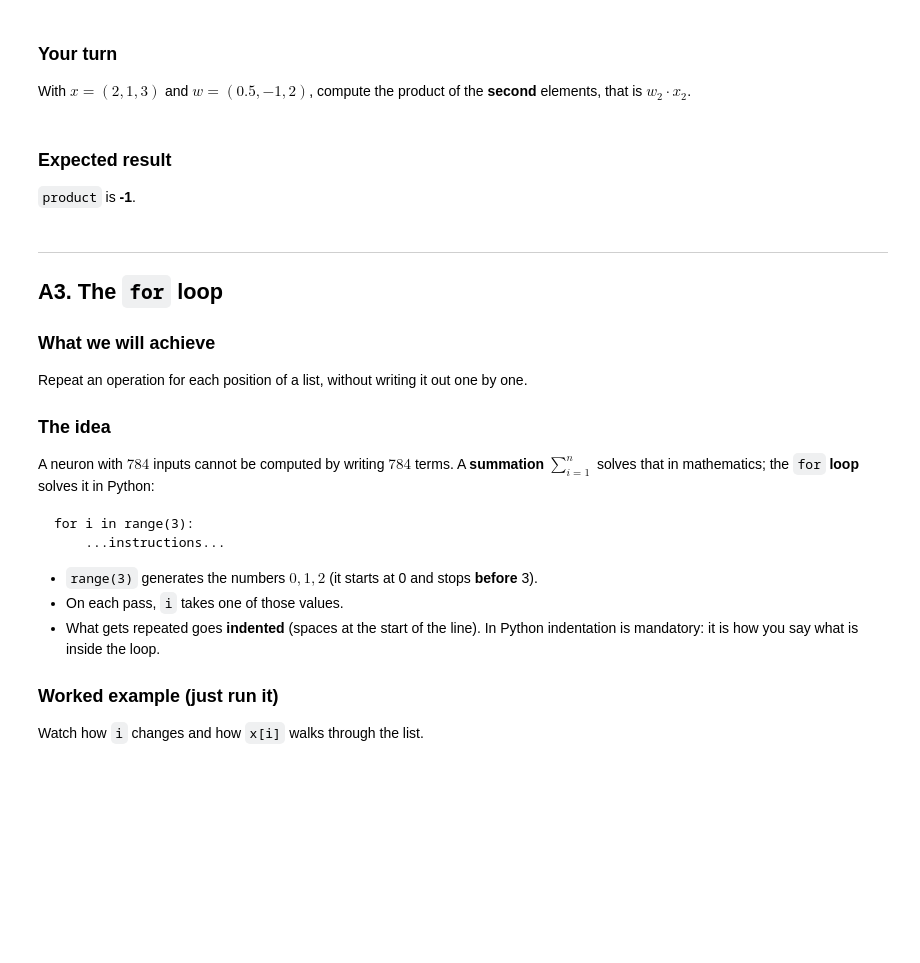
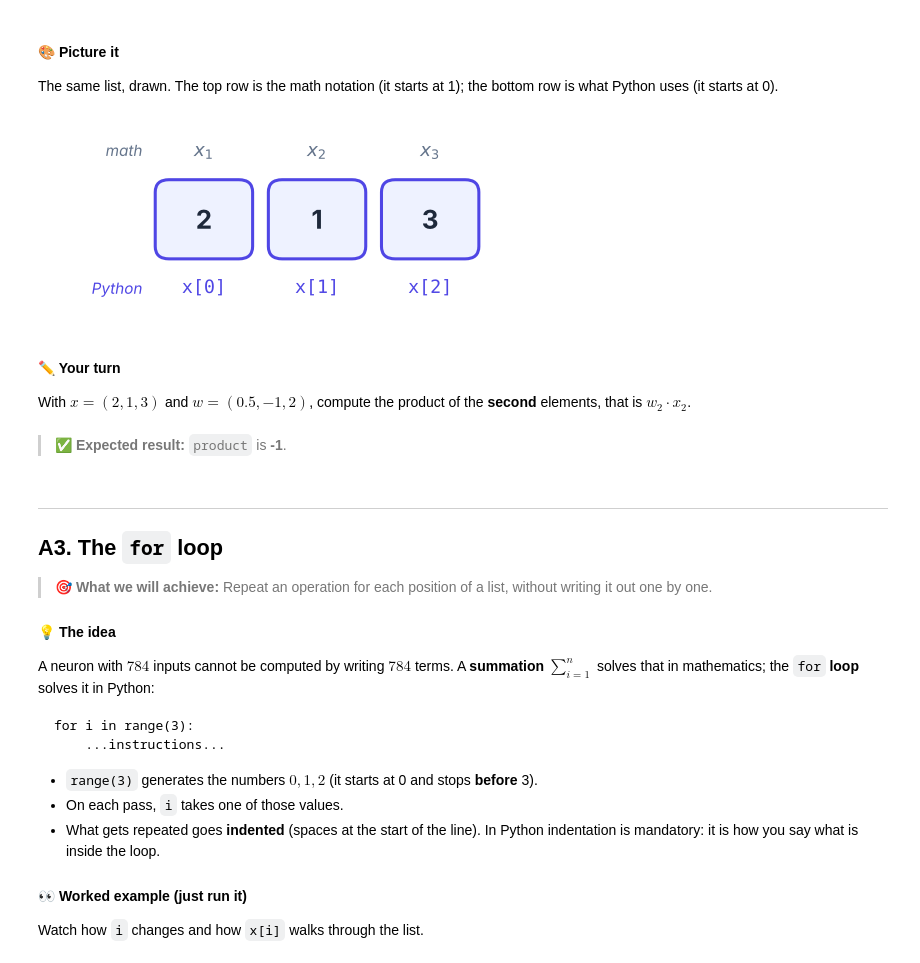
Before and after one commit to mathsaicode/AILab, a Jupyter notebook: notebooks/U01_S01_2026-11-23_neurona-y-capa/S01_2026-11-23_neurona-y-capa.ipynb, the cells around one changed output. Drawn from its saved outputs; the diff is of its cells as text; code cells hidden in the pictures; blank space fills up the shorter version.

````diff
--- a/notebooks/U01_S01_2026-11-23_neurona-y-capa/S01_2026-11-23_neurona-y-capa.ipynb
+++ b/notebooks/U01_S01_2026-11-23_neurona-y-capa/S01_2026-11-23_neurona-y-capa.ipynb
@@ -120,5 +140,12 @@ print(len(x))     # how many there are: 3
+# %% [markdown]
+#### 🎨 Picture it
+The same list, drawn. The top row is the math notation (it starts at 1); the bottom row is what Python uses (it starts at 0).
+# %%
+draw_list([2, 1, 3], "x")
+# %% [output]
+[figure, added]
 # %% [markdown]
-### Your turn
+#### ✏️ Your turn
 With $x=(2,1,3)$ and $w=(0.5,-1,2)$, compute the product of the **second** elements, that is $w_2\cdot x_2$.
 # %%
 x = [2, 1, 3]
@@ -128,16 +155,14 @@ product = ___ * ___     # second element of w times second element of x
 
 check(product == -1, "Correct: (-1) times 1 = -1", "Use w[1] and x[1]: the second one is at position 1")
 # %% [markdown]
-### Expected result
-`product` is **-1**.
+> ✅ **Expected result:** `product` is **-1**.
 # %% [markdown]
 ---
 ## A3. The `for` loop
 
-### What we will achieve
-Repeat an operation for each position of a list, without writing it out one by one.
+> 🎯 **What we will achieve:** Repeat an operation for each position of a list, without writing it out one by one.
 
-### The idea
+#### 💡 The idea
 A neuron with $784$ inputs cannot be computed by writing $784$ terms. A **summation** $\sum_{i=1}^{n}$ solves that in mathematics; the `for` **loop** solves it in Python:
 
 ```
@@ -149,7 +174,7 @@ for i in range(3):
 - On each pass, `i` takes one of those values.
 - What gets repeated goes **indented** (spaces at the start of the line). In Python indentation is mandatory: it is how you say what is inside the loop.
 
-### Worked example (just run it)
+#### 👀 Worked example (just run it)
 Watch how `i` changes and how `x[i]` walks through the list.
 # %%
 x = [2, 1, 3]
````
Also changed, not shown: parts of 61 cells of this notebook, 10 other files.
